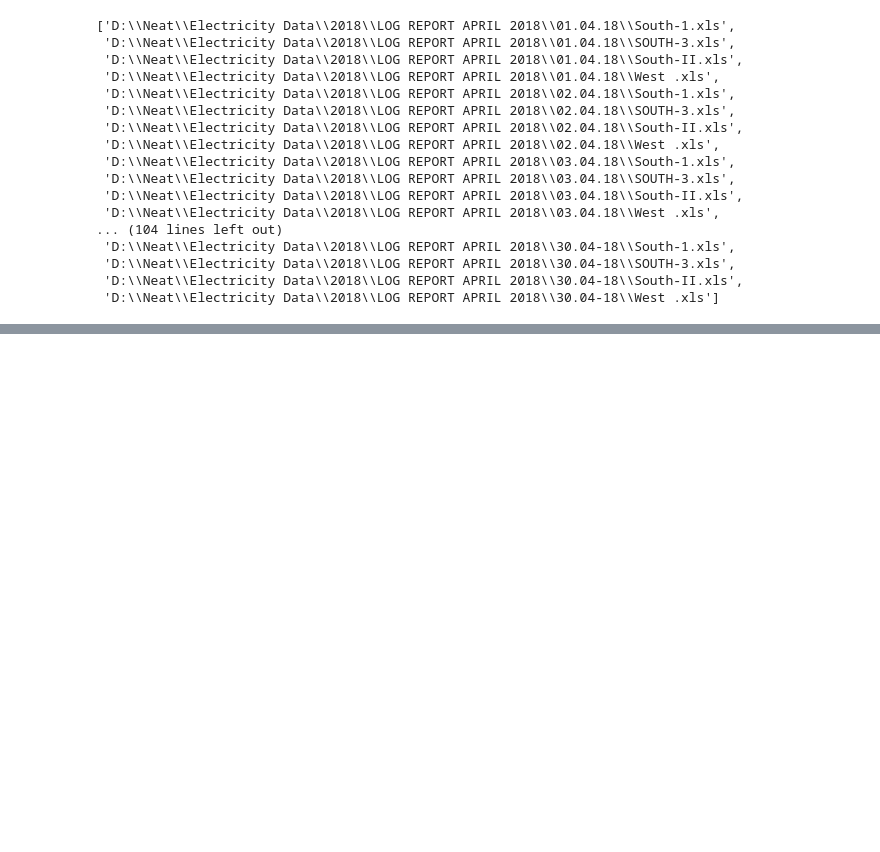
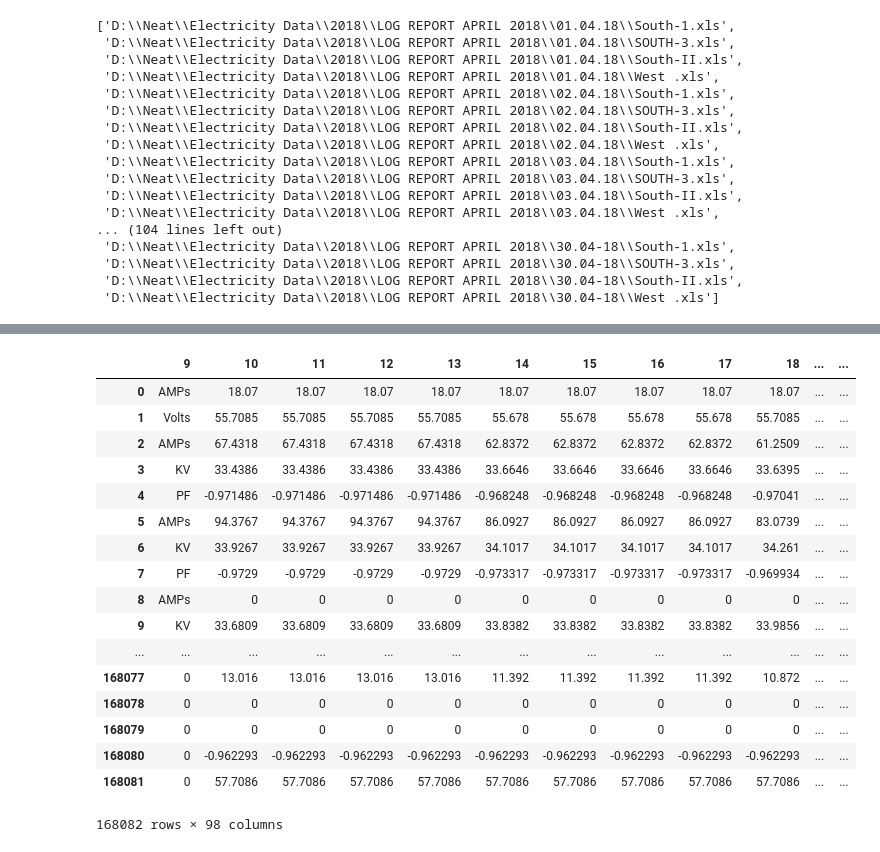
Before and after one commit to susano0/Electric-Fault-Prediction, a Jupyter notebook: Fault_pred.ipynb, the cells around one changed output, grey strips where cells are left out. Saved outputs shown, nothing was run; the diff lists cells and outputs as text; code cells hidden in the pictures; blank space fills up the shorter version.

Commit message:
Data prepared and ready to be trained

```diff
--- a/Fault_pred.ipynb
+++ b/Fault_pred.ipynb
@@ -78,0 +80,25 @@ all_data.iloc[:,:]
+# %%
+all_data = all_data.drop(all_data.columns[list(range(9))], axis=1)
+# %%
+all_data = all_data.drop(all_data.columns[[-1]], axis=1)
+# %%
+all_data
+# %% [output]
+|  | 9 | 10 | 11 | 12 | 13 | 14 | 15 | 16 | 17 | 18 | ... | ... |
+| 0 | AMPs | 18.07 | 18.07 | 18.07 | 18.07 | 18.07 | 18.07 | 18.07 | 18.07 | 18.07 | ... | ... |
+| 1 | Volts | 55.7085 | 55.7085 | 55.7085 | 55.7085 | 55.678 | 55.678 | 55.678 | 55.678 | 55.7085 | ... | ... |
+| 2 | AMPs | 67.4318 | 67.4318 | 67.4318 | 67.4318 | 62.8372 | 62.8372 | 62.8372 | 62.8372 | 61.2509 | ... | ... |
+| 3 | KV | 33.4386 | 33.4386 | 33.4386 | 33.4386 | 33.6646 | 33.6646 | 33.6646 | 33.6646 | 33.6395 | ... | ... |
+| 4 | PF | -0.971486 | -0.971486 | -0.971486 | -0.971486 | -0.968248 | -0.968248 | -0.968248 | -0.968248 | -0.97041 | ... | ... |
+| 5 | AMPs | 94.3767 | 94.3767 | 94.3767 | 94.3767 | 86.0927 | 86.0927 | 86.0927 | 86.0927 | 83.0739 | ... | ... |
+| 6 | KV | 33.9267 | 33.9267 | 33.9267 | 33.9267 | 34.1017 | 34.1017 | 34.1017 | 34.1017 | 34.261 | ... | ... |
+| 7 | PF | -0.9729 | -0.9729 | -0.9729 | -0.9729 | -0.973317 | -0.973317 | -0.973317 | -0.973317 | -0.969934 | ... | ... |
+| 8 | AMPs | 0 | 0 | 0 | 0 | 0 | 0 | 0 | 0 | 0 | ... | ... |
+| 9 | KV | 33.6809 | 33.6809 | 33.6809 | 33.6809 | 33.8382 | 33.8382 | 33.8382 | 33.8382 | 33.9856 | ... | ... |
+| ... | ... | ... | ... | ... | ... | ... | ... | ... | ... | ... | ... | ... |
+| 168077 | 0 | 13.016 | 13.016 | 13.016 | 13.016 | 11.392 | 11.392 | 11.392 | 11.392 | 10.872 | ... | ... |
+| 168078 | 0 | 0 | 0 | 0 | 0 | 0 | 0 | 0 | 0 | 0 | ... | ... |
+| 168079 | 0 | 0 | 0 | 0 | 0 | 0 | 0 | 0 | 0 | 0 | ... | ... |
+| 168080 | 0 | -0.962293 | -0.962293 | -0.962293 | -0.962293 | -0.962293 | -0.962293 | -0.962293 | -0.962293 | -0.962293 | ... | ... |
+| 168081 | 0 | 57.7086 | 57.7086 | 57.7086 | 57.7086 | 57.7086 | 57.7086 | 57.7086 | 57.7086 | 57.7086 | ... | ... |
+168082 rows × 98 columns
```
Also changed, not shown: parts of 33 cells of this notebook.
